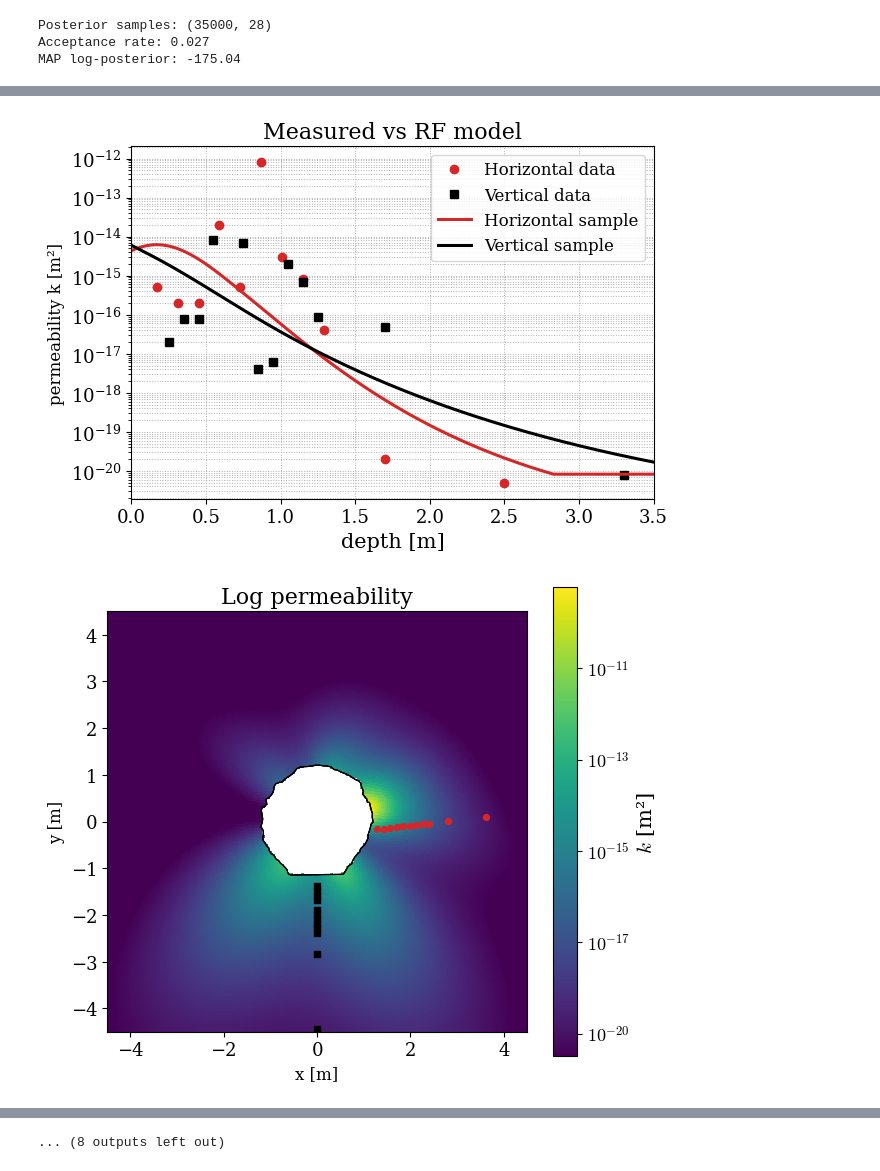
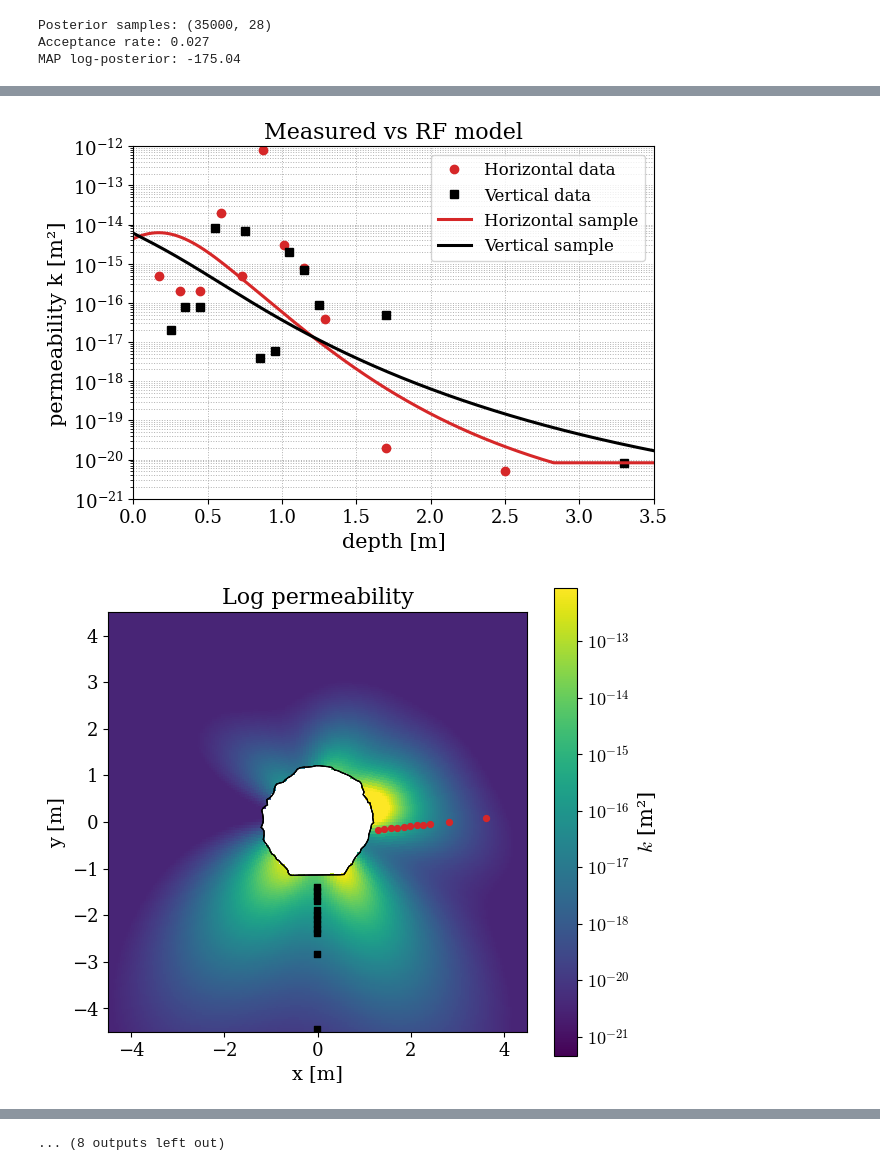
Before and after one commit to Beremi/random_field_circle, a Jupyter notebook: Bayes_circular_RF.ipynb, the cells around one changed output, grey strips where cells are left out. Cells and saved outputs as stored; diff of their text form; code cells hidden in the pictures.

```diff
--- a/Bayes_circular_RF.ipynb
+++ b/Bayes_circular_RF.ipynb
@@ -530,8 +531,12 @@ log_k_map, x, y = trf.build_tunnel_logk_field(
 finite_mask = np.isfinite(log_k_map)
 log_k_map = np.where(finite_mask, np.maximum(log_floor_map, log_k_map), np.nan)
 
+log_vmin_vis = np.log(1e-21)
+log_vmax_vis = np.log(1e-12)
+log_k_map = np.clip(log_k_map, log_vmin_vis, log_vmax_vis)
+
 Xw, Yw = morpher.warp_grid(x, y)
-vmin, vmax = np.nanmin(log_k_map), np.nanmax(log_k_map)
+vmin, vmax = log_vmin_vis, log_vmax_vis
 
 fig, ax = plt.subplots(figsize=(7.5, 6.0))
 pcm = ax.pcolormesh(Xw, Yw, log_k_map, shading="auto", vmin=vmin, vmax=vmax)
@@ -594,8 +599,9 @@ for j, idx in enumerate(idx_show, start=1):
     ax_fit.semilogy(depth_line, np.exp(log_h_line_s), "-", color=color_horizontal, linewidth=2.2, label="Horizontal sample")
     ax_fit.semilogy(depth_line, np.exp(log_v_line_s), "-", color=color_vertical, linewidth=2.2, label="Vertical sample")
     ax_fit.set_xlim(0.0, 3.5)
+    ax_fit.set_ylim(1e-21, 1e-12)
     ax_fit.set_xlabel("depth [m]", fontsize=15)
-    ax_fit.set_ylabel("permeability k [m²]")
+    ax_fit.set_ylabel("permeability k [m²]", fontsize=15)
     ax_fit.set_title("Measured vs RF model", fontsize=16)
     ax_fit.grid(True, which="both", linestyle=":", linewidth=0.7)
     ax_fit.tick_params(labelsize=13)
@@ -611,35 +617,36 @@ for j, idx in enumerate(idx_show, start=1):
         nx=240,
         ny=240,
         R_tunnel=R_tunnel,
         mu_logk=log_k0_s,
         mask_inside=True,
     )
 
     finite_mask_s = np.isfinite(log_k_s)
     log_k_s = np.where(finite_mask_s, np.maximum(log_floor_s, log_k_s), np.nan)
+    log_k_s = np.clip(log_k_s, log_vmin_vis, log_vmax_vis)
     Xws, Yws = morpher.warp_grid(x_s, y_s)
-    vmins, vmaxs = np.nanmin(log_k_s), np.nanmax(log_k_s)
+    vmins, vmaxs = log_vmin_vis, log_vmax_vis
 
     fig_field, ax_field = plt.subplots(figsize=(6.4, 6.0))
     pcm = ax_field.pcolormesh(Xws, Yws, log_k_s, shading="auto", vmin=vmins, vmax=vmaxs)
     plot_segments(ax_field, niche_segments, color="k", linewidth=0.8)
     ax_field.scatter(h_coords[:, 0], h_coords[:, 1], s=18, color=color_horizontal, marker="o", zorder=3)
     ax_field.scatter(v_coords[:, 0], v_coords[:, 1], s=18, color=color_vertical, marker="s", zorder=3)
     ax_field.set_aspect("equal", "box")
     ax_field.set_xlim(-4.5, 4.5)
     ax_field.set_ylim(-4.5, 4.5)
     ax_field.set_title("Log permeability", fontsize=16)
-    ax_field.set_xlabel("x [m]")
-    ax_field.set_ylabel("y [m]")
+    ax_field.set_xlabel("x [m]", fontsize=14)
+    ax_field.set_ylabel("y [m]", fontsize=14)
     ax_field.tick_params(labelsize=13)
 
     cbar = fig_field.colorbar(pcm, ax=ax_field, shrink=0.85)
     cbar.set_label(r"$k$ [m²]", fontsize=15)
     cbar.ax.tick_params(labelsize=13)
     cbar.formatter = FuncFormatter(log10_formatter)
     cbar.update_ticks()
 
     fig_field.tight_layout()
 # %% [output]
-[figure, old version]
+[figure, new version]
-[figure, old version]
+[figure, new version]
```
Also changed, not shown: parts of 3 cells of this notebook, 4 other files.
